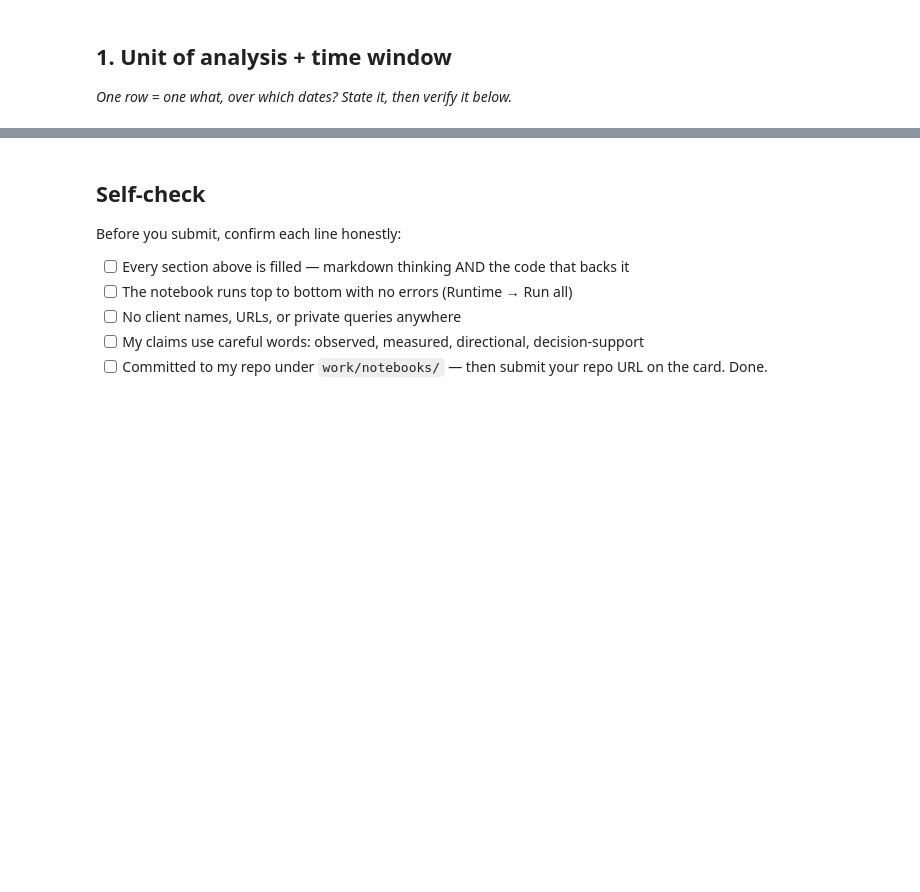
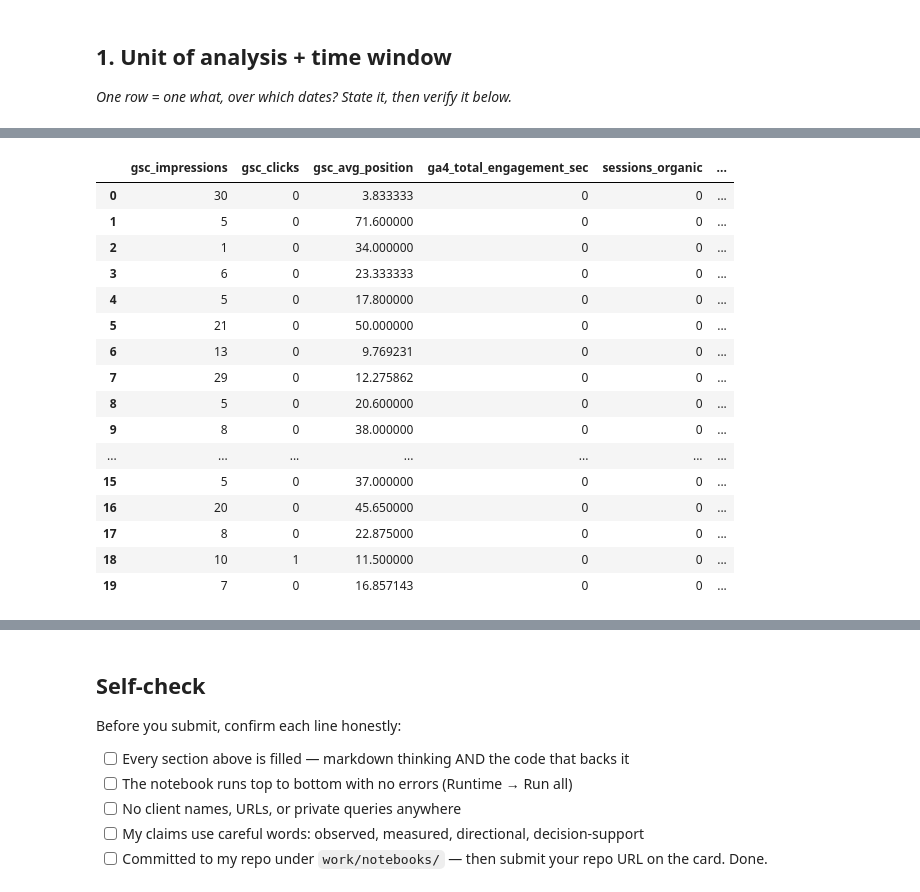
Before and after one commit to SULAIMAN-5-AHMED/FlyRankWeek1, a Jupyter notebook: work/notebooks/w03_data_contract.ipynb, the cells around one changed output, grey strips where cells are left out. Cells and saved outputs as stored; diff of their text form; code cells hidden in the pictures; blank space fills up the shorter version.

```diff
--- a/work/notebooks/w03_data_contract.ipynb
+++ b/work/notebooks/w03_data_contract.ipynb
@@ -14,9 +14,11 @@ This skeleton is yours to fill. Work the sections **in order** — each one has
 # This cell is for CODE (numbers, a query, a check).
 # Write your text answer in the cell ABOVE this one — typing sentences here breaks Run All.
 import os
+import pandas as pd
 
 HF_TOKEN = os.environ.get("HF_TOKEN")
 
 from datasets import load_dataset
-ds = load_dataset("FlyRank/internship-warehouse/fact_content_daily_performance", "fact_content_daily_performance", streaming=True, split="train")
+ds = load_dataset("FlyRank/internship-warehouse", "fact_content_daily_performance", streaming=True, split="train")
+ds
 # %% [output]
@@ -23,0 +29,5 @@ FileNotFoundError: Couldn't find any data file at /content/FlyRank/internship-wa
+# %%
+ds= list(ds.take(10000))
+ds = pd.DataFrame(ds)
+print(ds.columns.tolist())
+ds.head()
@@ -28,3 +58,21 @@ FileNotFoundError: Couldn't find any data file at /content/FlyRank/internship-wa
 # %%
-# This cell is for CODE (numbers, a query, a check).
-# Write your text answer in the cell ABOVE this one — typing sentences here breaks Run All.
+df_filtered = ds[['gsc_impressions','gsc_clicks', 'gsc_avg_position', 'ga4_total_engagement_sec','sessions_organic', 'sessions_direct', 'sessions_referral', 'sessions_social', 'sessions_paid', 'sessions_ai' ]]
+df_filtered.head(20)
+# %% [output]
+|  | gsc_impressions | gsc_clicks | gsc_avg_position | ga4_total_engagement_sec | sessions_organic | ... |
+| 0 | 30 | 0 | 3.833333 | 0 | 0 | ... |
+| 1 | 5 | 0 | 71.600000 | 0 | 0 | ... |
+| 2 | 1 | 0 | 34.000000 | 0 | 0 | ... |
+| 3 | 6 | 0 | 23.333333 | 0 | 0 | ... |
+| 4 | 5 | 0 | 17.800000 | 0 | 0 | ... |
+| 5 | 21 | 0 | 50.000000 | 0 | 0 | ... |
+| 6 | 13 | 0 | 9.769231 | 0 | 0 | ... |
+| 7 | 29 | 0 | 12.275862 | 0 | 0 | ... |
+| 8 | 5 | 0 | 20.600000 | 0 | 0 | ... |
+| 9 | 8 | 0 | 38.000000 | 0 | 0 | ... |
+| ... | ... | ... | ... | ... | ... | ... |
+| 15 | 5 | 0 | 37.000000 | 0 | 0 | ... |
+| 16 | 20 | 0 | 45.650000 | 0 | 0 | ... |
+| 17 | 8 | 0 | 22.875000 | 0 | 0 | ... |
+| 18 | 10 | 1 | 11.500000 | 0 | 0 | ... |
+| 19 | 7 | 0 | 16.857143 | 0 | 0 | ... |
```
Also changed, not shown: parts of 13 cells of this notebook.
